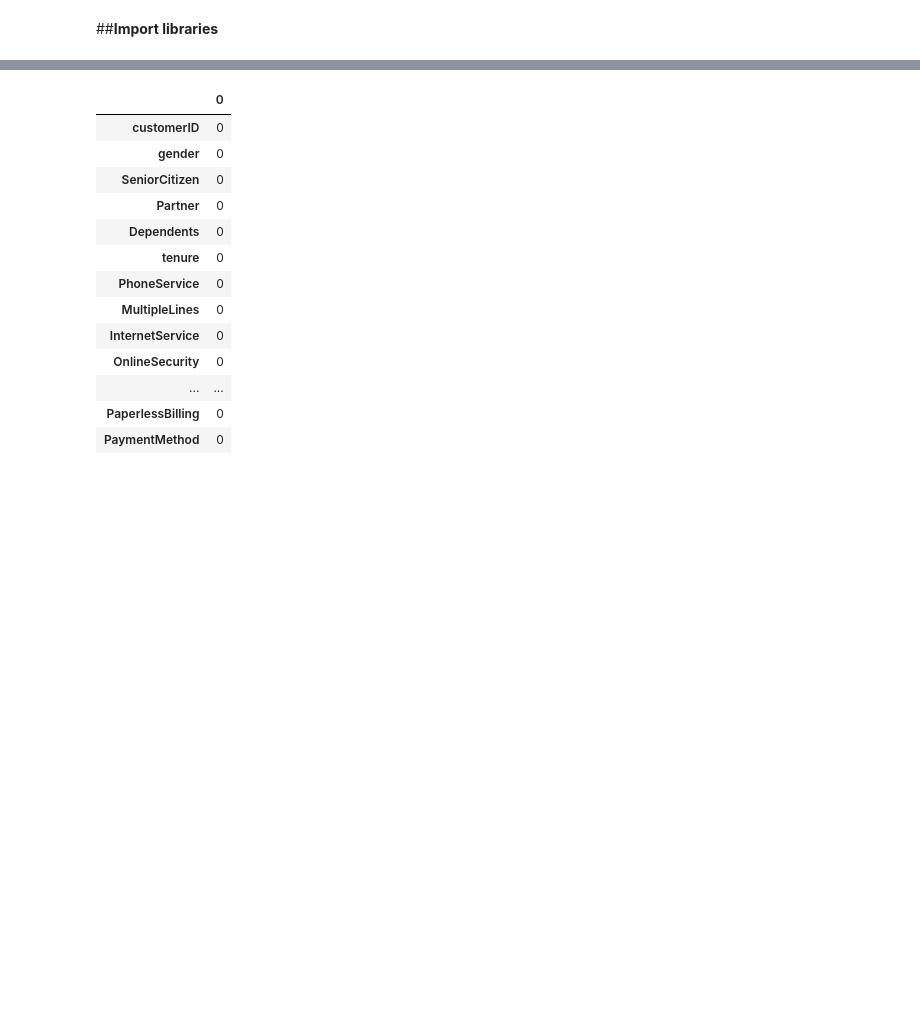
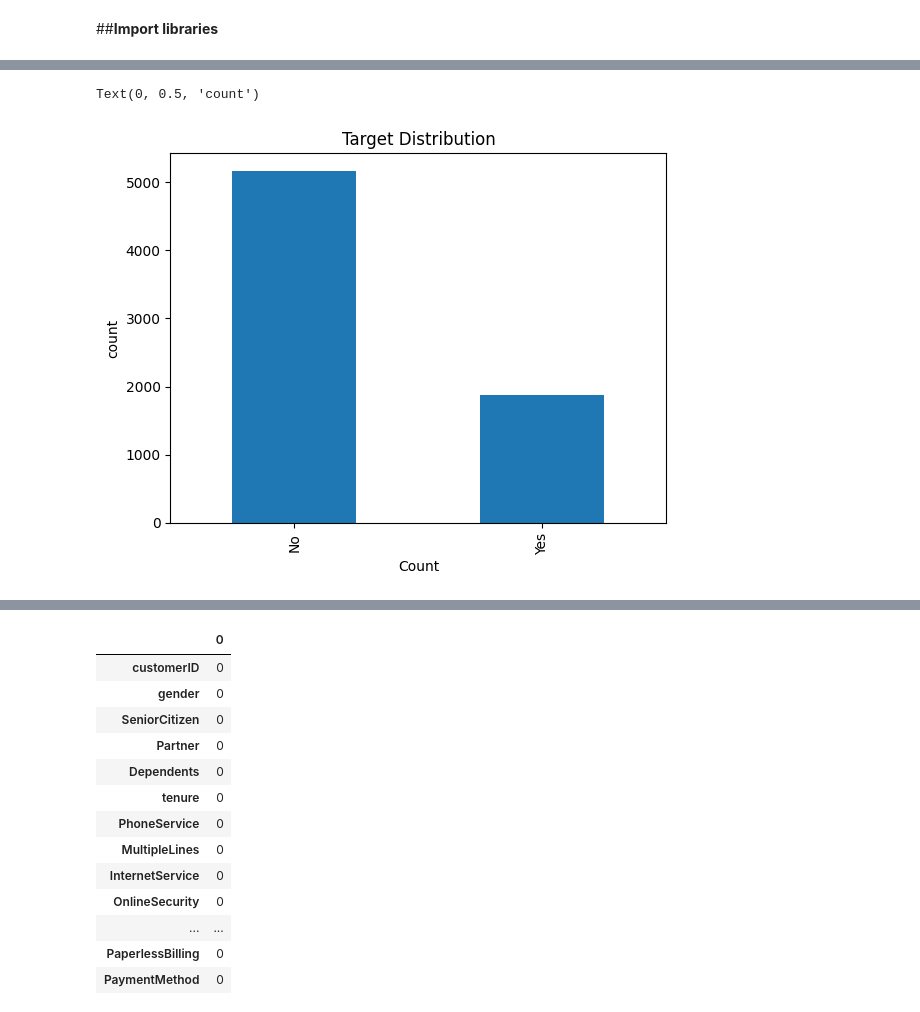
Before and after one commit to yalindi/2425568_ml, a Jupyter notebook: 2425568.ipynb, the cells around one changed output, grey strips where cells are left out. Saved outputs shown, nothing was run; the diff lists cells and outputs as text; code cells hidden in the pictures; blank space fills up the shorter version.

```diff
--- a/2425568.ipynb
+++ b/2425568.ipynb
@@ -38,0 +113,9 @@ df = pd.read_csv('/content/2425568_ml/WA_Fn-UseC_-Telco-Customer-Churn.csv')
+# %%
+#Traget Distribution
+df['Churn'].value_counts().plot(kind='bar')
+plt.title("Target Distribution")
+plt.xlabel("Count")
+plt.ylabel("count")
+# %% [output]
+Text(0, 0.5, 'count')
+[figure, added]
```
Also changed, not shown: parts of 18 cells of this notebook.
